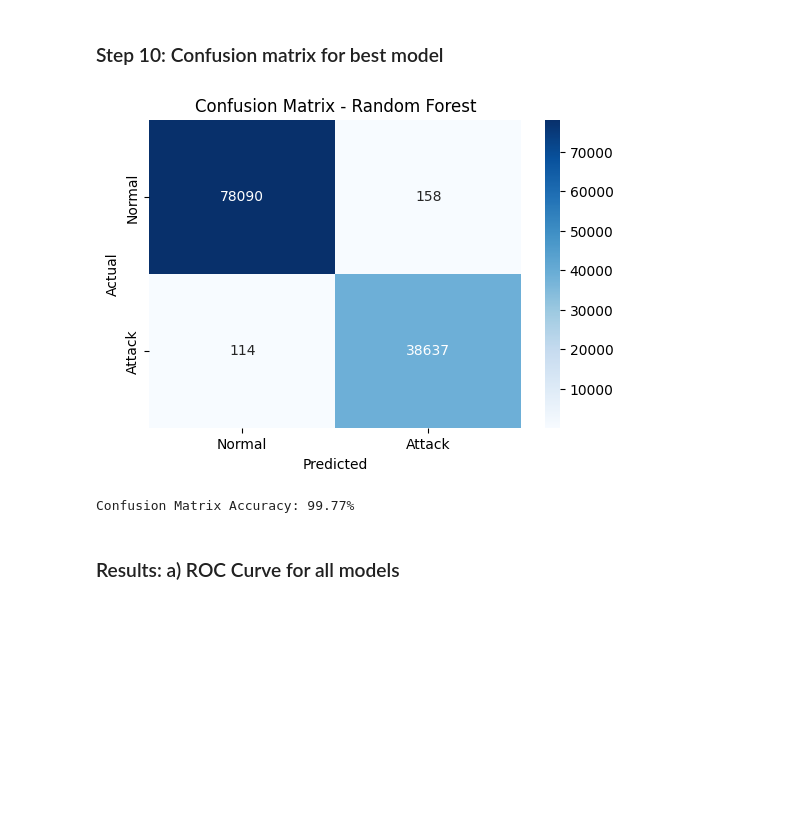
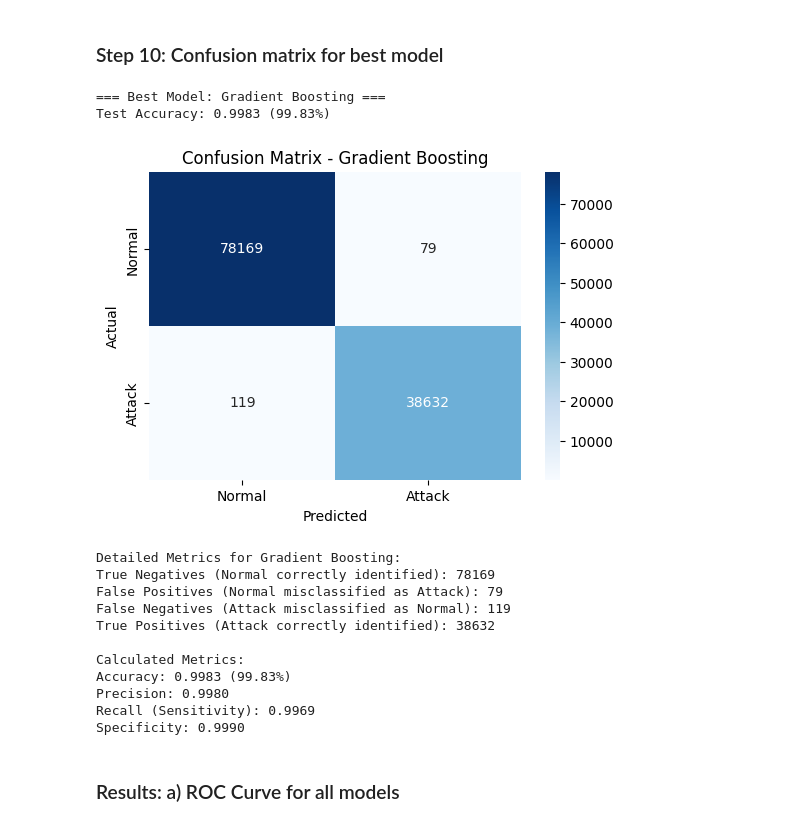
Before and after one commit to SpringBoardMentor193s/SentinelNet, a Jupyter notebook: notebooks/cicids_model_train.ipynb, the cells around one changed output. Saved outputs shown, nothing was run; the diff lists cells and outputs as text; code cells hidden in the pictures; blank space fills up the shorter version.

```diff
--- a/notebooks/cicids_model_train.ipynb
+++ b/notebooks/cicids_model_train.ipynb
@@ -185,9 +280,20 @@ Gradient Boosting Training Time: 338.5894 seconds
 # %% [markdown]
 <h3>Step 8: Model Training and Evaluation</h3>
 # %%
+# Optimized models with better hyperparameters
 models = {
-    "Logistic Regression": LogisticRegression(max_iter=1000, random_state=42, class_weight="balanced", C=0.5),
-    "Decision Tree": DecisionTreeClassifier(random_state=42, max_depth=8, min_samples_split=10, min_samples_leaf=5),
+    "Logistic Regression": LogisticRegression(
+        max_iter=1000,
+        random_state=42,
+        class_weight="balanced",
+        C=0.5
+    ),
+    "Decision Tree": DecisionTreeClassifier(
+        random_state=42,
+        max_depth=8,
+        min_samples_split=10,
+        min_samples_leaf=5
+    ),
     "Random Forest": RandomForestClassifier(
         n_estimators=120,
         random_state=42,
@@ -205,7 +311,10 @@ models = {
     )
 }
 
+# Training and testing evaluation
+print("\n=== Final Model Evaluation ===")
 results = {}
+
 for name, model in models.items():
     print(f"\nTraining {name}...")
     model.fit(X_train, y_train)
@@ -221,5 +330,6 @@ for name, model in models.items():
     results[name] = test_acc
     print(f"{name} Testing Accuracy: {test_acc * 100:.2f}%")
 
+    print(f"\n{name} Classification Report:")
     print(classification_report(y_test, y_pred, target_names=["Normal", "Attack"]))
 # %% [output]
@@ -266,24 +396,64 @@ plt.show()
 # %% [markdown]
 <h3>Step 10: Confusion matrix for best model</h3>
 # %%
-best_model = models['Random Forest']
-y_pred = best_model.predict(X_test)
-cm = confusion_matrix(y_test, y_pred)
+# Select best performing model
+best_model_name = max(results.keys(), key=lambda k: results[k])
+best_model = models[best_model_name]
+best_accuracy = results[best_model_name]
+
+print(f"\n=== Best Model: {best_model_name} ===")
+print(f"Test Accuracy: {best_accuracy:.4f} ({best_accuracy*100:.2f}%)")
+
+# Generate predictions with best model
+y_pred_best = best_model.predict(X_test)
+
+# Confusion Matrix
+cm = confusion_matrix(y_test, y_pred_best)
 
 plt.figure(figsize=(6,4))
 sns.heatmap(cm, annot=True, fmt='d', cmap='Blues',
             xticklabels=['Normal', 'Attack'],
             yticklabels=['Normal', 'Attack'])
-plt.title('Confusion Matrix - Random Forest')
+plt.title(f'Confusion Matrix - {best_model_name}')
 plt.xlabel('Predicted')
 plt.ylabel('Actual')
 plt.show()
 
-accuracy_from_cm = (cm[0,0] + cm[1,1]) / cm.sum()
-print(f"Confusion Matrix Accuracy: {accuracy_from_cm * 100:.2f}%")
+# Calculate metrics from confusion matrix
+if cm.shape == (2, 2):
+    TN, FP, FN, TP = cm.ravel()
+
+    accuracy_cm = (TN + TP) / (TN + FP + FN + TP)
+    precision = TP / (TP + FP) if (TP + FP) > 0 else 0
+    recall = TP / (TP + FN) if (TP + FN) > 0 else 0
+    specificity = TN / (TN + FP) if (TN + FP) > 0 else 0
+
+    print(f"\nDetailed Metrics for {best_model_name}:")
+    print(f"True Negatives (Normal correctly identified): {TN}")
+    print(f"False Positives (Normal misclassified as Attack): {FP}")
+    print(f"False Negatives (Attack misclassified as Normal): {FN}")
+    print(f"True Positives (Attack correctly identified): {TP}")
+
+    print(f"\nCalculated Metrics:")
+    print(f"Accuracy: {accuracy_cm:.4f} ({accuracy_cm*100:.2f}%)")
+    print(f"Precision: {precision:.4f}")
+    print(f"Recall (Sensitivity): {recall:.4f}")
+    print(f"Specificity: {specificity:.4f}")
 # %% [output]
+=== Best Model: Gradient Boosting ===
+Test Accuracy: 0.9983 (99.83%)
-[figure, old version]
+[figure, new version]
-Confusion Matrix Accuracy: 99.77%
+Detailed Metrics for Gradient Boosting:
+True Negatives (Normal correctly identified): 78169
+False Positives (Normal misclassified as Attack): 79
+False Negatives (Attack misclassified as Normal): 119
+True Positives (Attack correctly identified): 38632
+
+Calculated Metrics:
+Accuracy: 0.9983 (99.83%)
+Precision: 0.9980
+Recall (Sensitivity): 0.9969
+Specificity: 0.9990
 # %% [markdown]
 <h3> Results: a) ROC Curve for all models</h3>
 # %%
```
Also changed, not shown: parts of 33 cells of this notebook, 15 other files.
